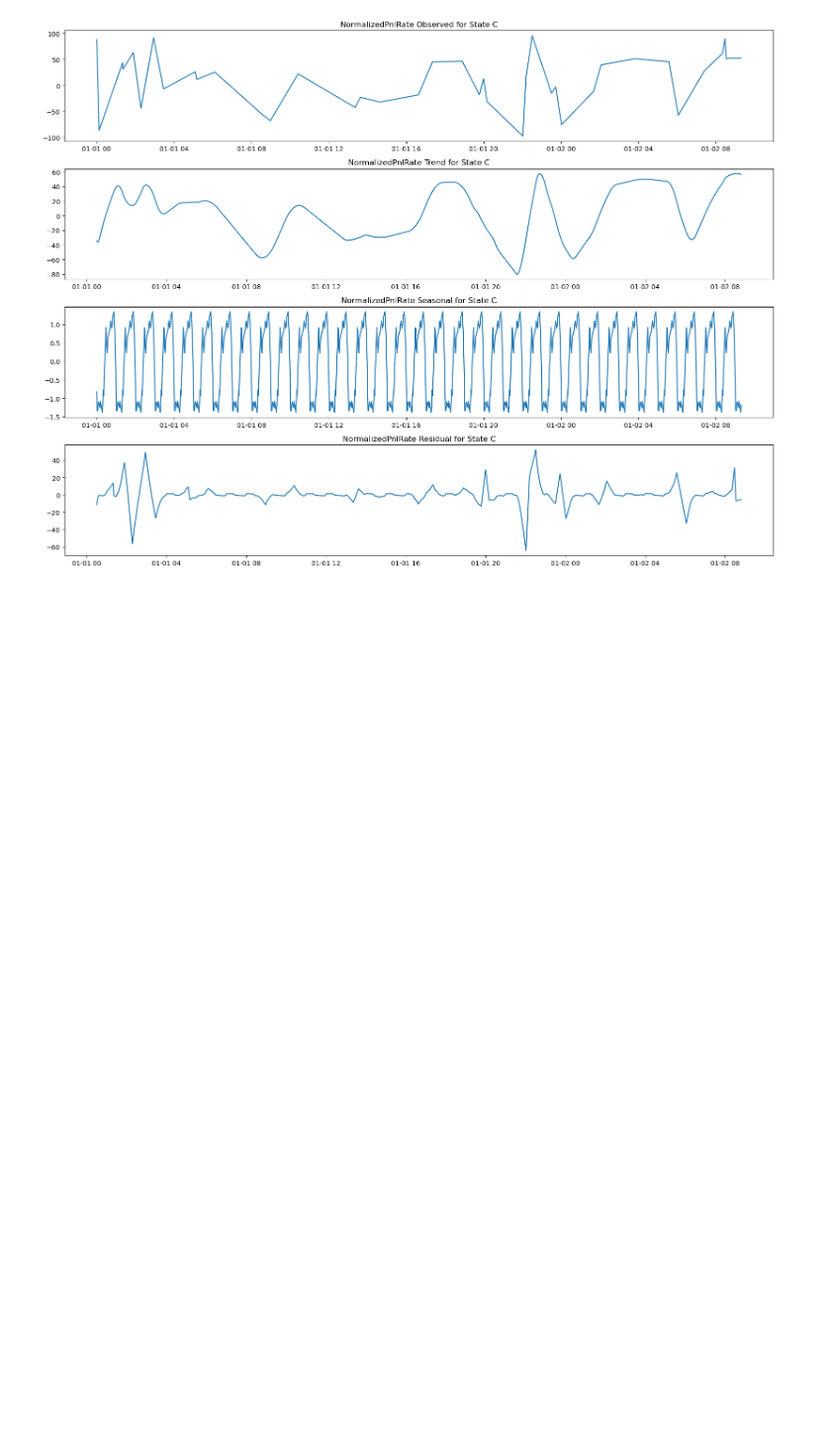
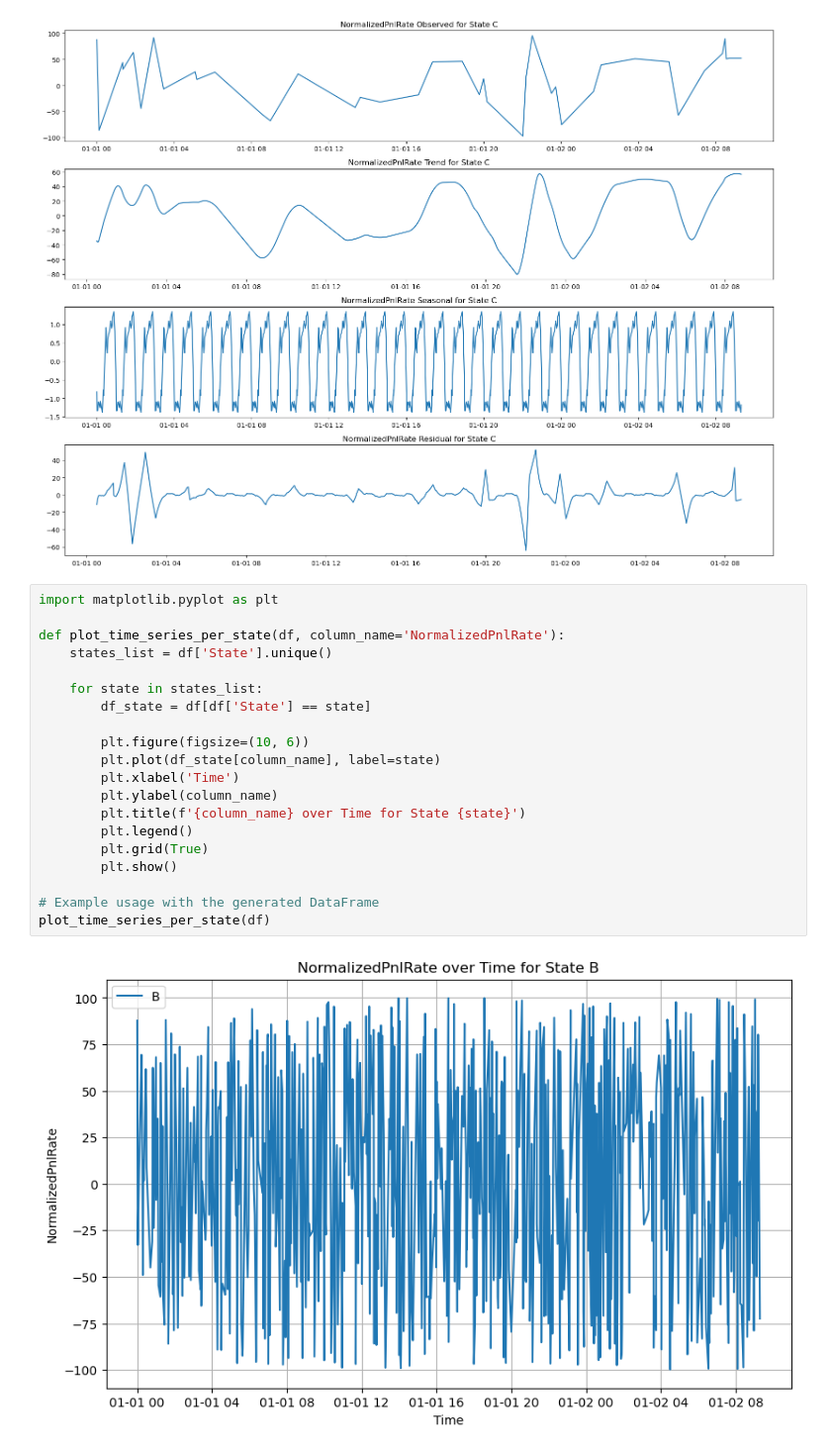
Before and after one commit to dyang1999/notebooks, a Jupyter notebook: time_series_analysis.ipynb, the cells around one changed output. Shown at 99% size. Drawn from its saved outputs; the diff is of its cells as text; blank space fills up the shorter version.

```diff
--- a/time_series_analysis.ipynb
+++ b/time_series_analysis.ipynb
@@ -225,3 +225,25 @@ seasonal_decompose_pnl(df)
 [figure]
 [figure]
 [figure]
+# %%
+import matplotlib.pyplot as plt
+
+def plot_time_series_per_state(df, column_name='NormalizedPnlRate'):
+    states_list = df['State'].unique()
+
+    for state in states_list:
+        df_state = df[df['State'] == state]
+
+        plt.figure(figsize=(10, 6))
+        plt.plot(df_state[column_name], label=state)
+        plt.xlabel('Time')
+        plt.ylabel(column_name)
+        plt.title(f'{column_name} over Time for State {state}')
+        plt.legend()
+        plt.grid(True)
+        plt.show()
+
+# Example usage with the generated DataFrame
+plot_time_series_per_state(df)
+# %% [output]
+[figure, added]
```
Also changed, not shown: parts of 1 cell of this notebook.
